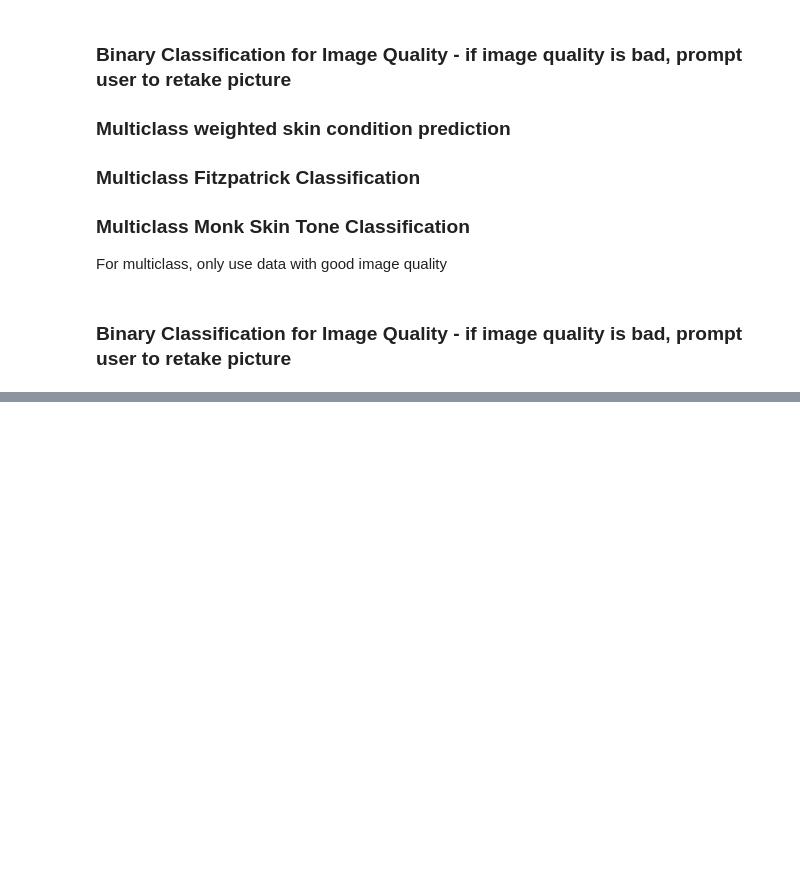
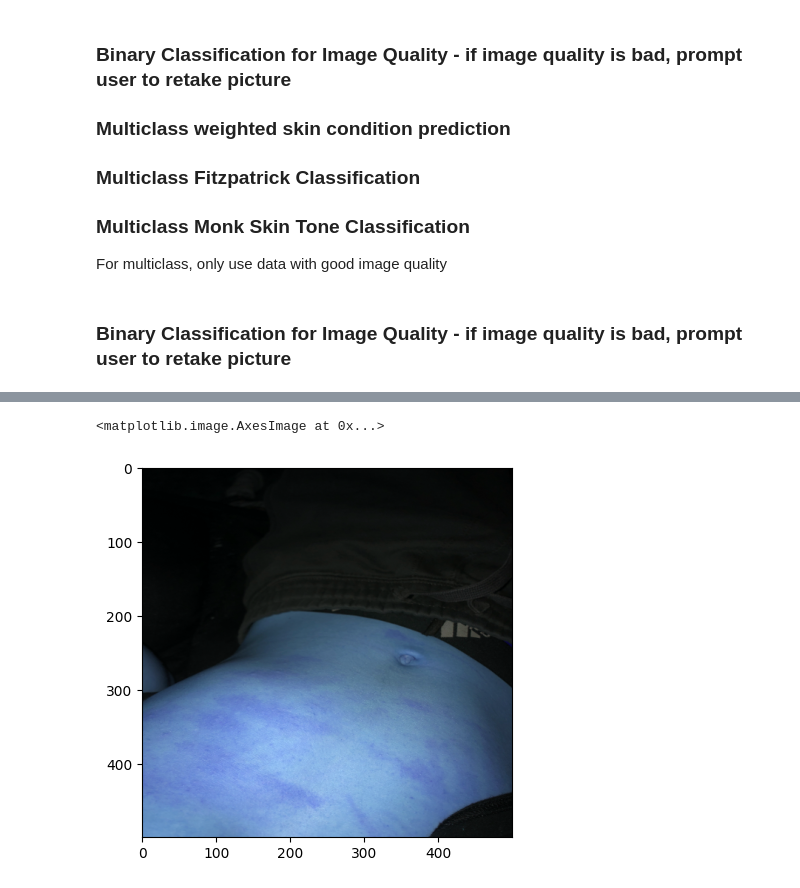
Before and after one commit to mberghouse/SkinScanner, a Jupyter notebook: src/initial_preprocessing_and_training.ipynb, the cells around one changed output, grey strips where cells are left out. Saved outputs shown, nothing was run; the diff lists cells and outputs as text; code cells hidden in the pictures; blank space fills up the shorter version.

Commit message:
Finishing up initial training, starting to build app

```diff
--- a/src/initial_preprocessing_and_training.ipynb
+++ b/src/initial_preprocessing_and_training.ipynb
@@ -1083,0 +1197,4 @@ meta = pd.read_csv(base+'GroundTruth.csv')
+# %%
+labels=list(meta.weighted_skin_condition_label[good_index])
+labels.pop(160)
+labels
@@ -1083,0 +1330,38 @@ meta = pd.read_csv(base+'GroundTruth.csv')
+# %%
+from sklearn.model_selection import train_test_split
+X_train, X_test, y_train, y_test = train_test_split(torch.tensor(images), preprocessed_labels, test_size=0.15, random_state=42)
+# %%
+from torch.utils.data import Dataset, DataLoader
+
+class CustomDataset(Dataset):
+    def __init__(self, images, labels):
+        self.images = images
+        self.labels = labels
+
+    def __len__(self):
+        return len(self.images)
+
+    def __getitem__(self, index):
+        images = self.images[index]
+        labels = self.labels[index]
+        return images.float(), labels.float()
+
+from torch.optim.lr_scheduler import ExponentialLR
+import torch.optim as optim
+import torch.nn as nn
+
+dataset = CustomDataset(X_train, y_train)
+# Create a dataloader
+batch_size = 32
+
+dataloader = DataLoader(dataset, batch_size=batch_size, shuffle=True,drop_last=False,num_workers=0)#,sampler=sampler)
+dataset_test = CustomDataset(X_test,y_test)#  xtorch_test, distr_torch_test, scales_test2)
+batch_size = 64
+test_dataloader = DataLoader(dataset_test, batch_size=batch_size, shuffle=False, drop_last=False, num_workers=0)
+# %%
+x,y = next(iter(dataloader))
+# %%
+plt.imshow(x[0])
+# %% [output]
+<matplotlib.image.AxesImage at 0x...>
+[figure, added]
```
Also changed, not shown: parts of 17 cells of this notebook, 3 other files.
